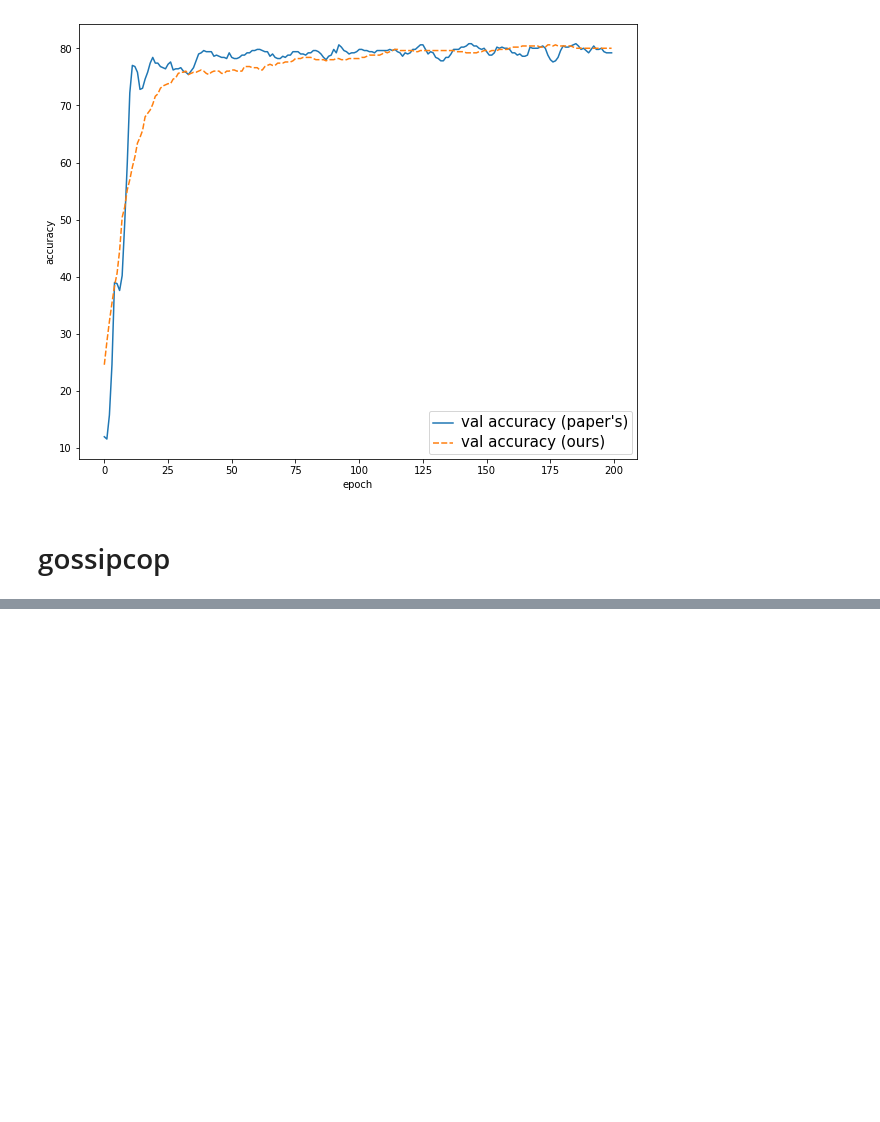
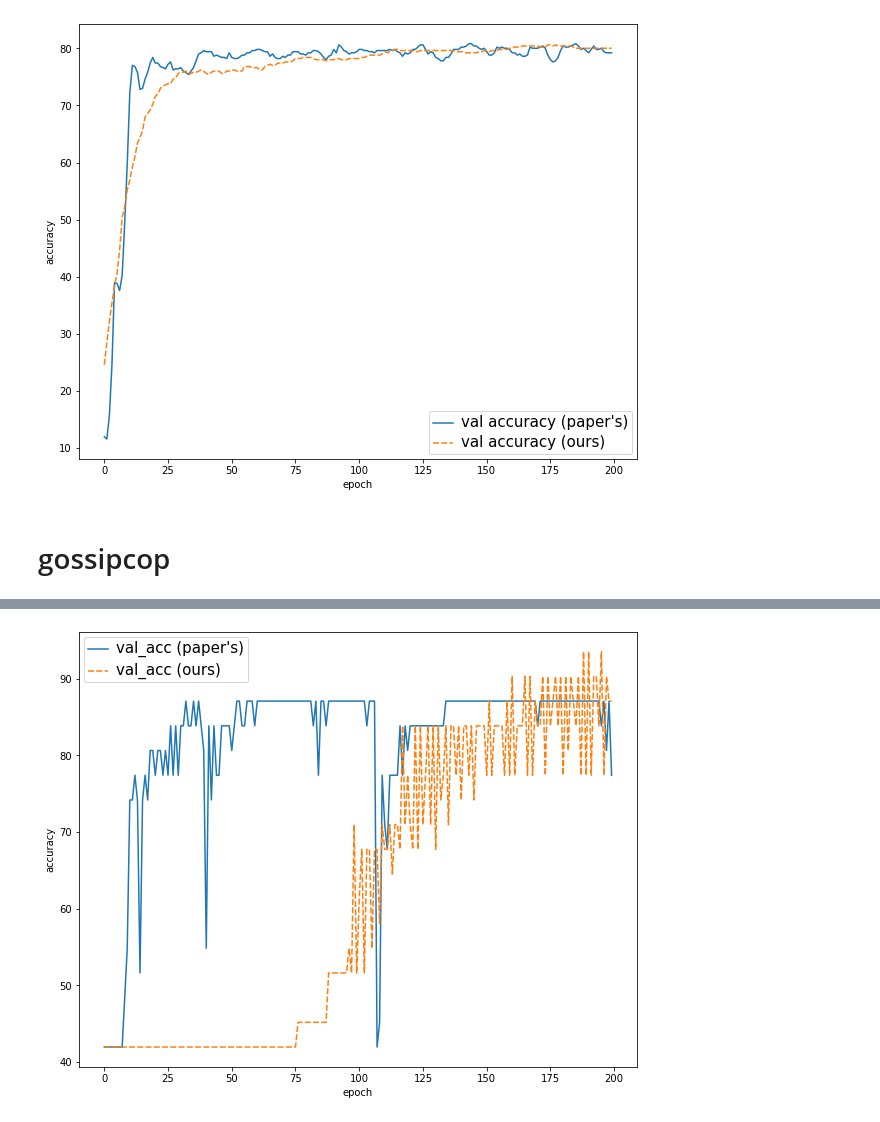
Before and after one commit to chaudatascience/fake_news_detection_gnns, a Jupyter notebook: src/notebooks/cora_charts.ipynb, the cells around one changed output, grey strips where cells are left out. Drawn from its saved outputs; the diff is of its cells as text; code cells hidden in the pictures; blank space fills up the shorter version.

```diff
--- a/src/notebooks/cora_charts.ipynb
+++ b/src/notebooks/cora_charts.ipynb
@@ -81,0 +128,11 @@ plot(df_loss, "gossipcop_acc.png", x_label='epoch', y_label="accuracy")
+# %%
+num_obs = len(df_official)
+df_loss = pd.DataFrame({"val_acc (paper's)": df_official["val_acc"],
+                        "val_acc (ours)": df_our["val_acc"][:num_obs],
+                        # "val loss (paper's)": df_official["val_f1"],
+                        # "val loss (ours)": df_our["val_loss"][:num_obs],
+                        })
+
+plot(df_loss, "politifact_acc.png", x_label='epoch', y_label="accuracy")
+# %% [output]
+[figure, added]
```
Also changed, not shown: parts of 10 cells of this notebook, 10 other files.
